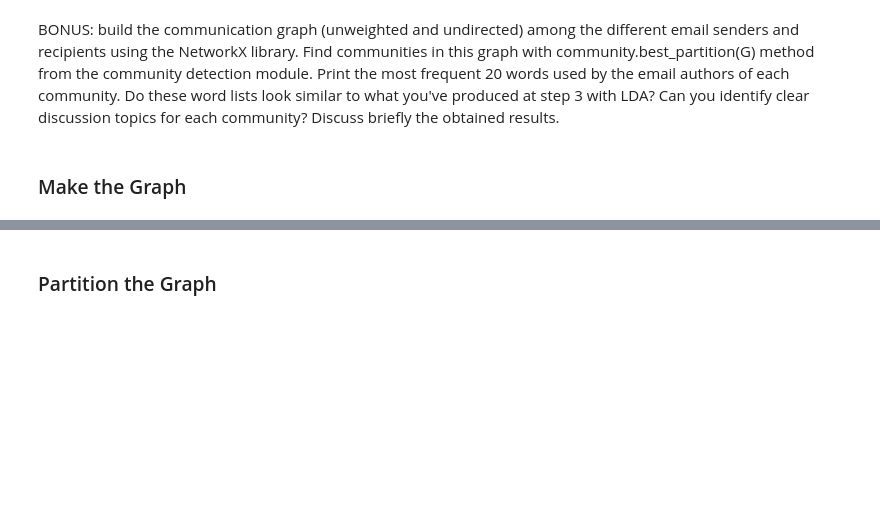
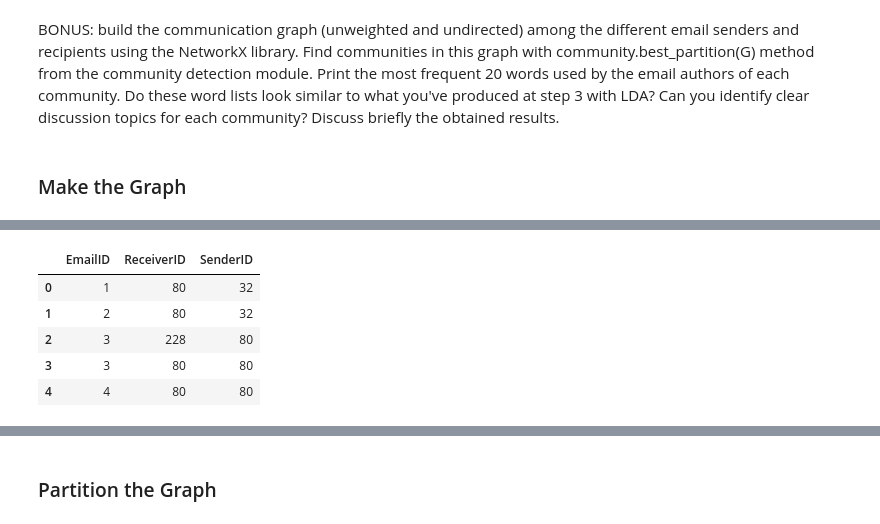
Before and after one commit to Merinorus/adaisawesome, a Jupyter notebook: Homework/05 - Taming Text/HW05_awesometeam_Q4.ipynb, the cells around one changed output, grey strips where cells are left out. Saved outputs shown, nothing was run; the diff lists cells and outputs as text; code cells hidden in the pictures; blank space fills up the shorter version.

```diff
--- a/Homework/05 - Taming Text/HW05_awesometeam_Q4.ipynb
+++ b/Homework/05 - Taming Text/HW05_awesometeam_Q4.ipynb
@@ -34,12 +41,11 @@ nodes.head()
 # %%
-#Now we need to link the receivers (all of them) to the EmailID.
+# Now we need to link the receivers (all of them) to the EmailID.
+# For some reason it crashes past 9121, but that's oK - it's only
+# 185 lines, or 2%
 
-nodes_short = nodes.head(5)
-for index, row in nodes_short.iterrows():
-    #print(row['EmailID'])
-    #for index, row in receivers[row['EmailID']]:
-        #print('HI')
+nodes_test2 = nodes2.head(9120)
+for index, row in nodes_test2.iterrows():
+    nodes_test2.set_value(index, 'SenderID', emails.iloc[row['EmailID']]['SenderPersonId'])
 
-    #G.add_edges_from[(a,b)]
-#print(list(G.edges()))
+nodes_test2.head()
 # %% [output]
@@ -46,0 +52,6 @@ SyntaxError: unexpected EOF while parsing (<ipython-input-49-7ce91e8d076c>, line
+|  | EmailID | ReceiverID | SenderID |
+| 0 | 1 | 80 | 32 |
+| 1 | 2 | 80 | 32 |
+| 2 | 3 | 228 | 80 |
+| 3 | 3 | 80 | 80 |
+| 4 | 4 | 80 | 80 |
```
Also changed, not shown: parts of 13 cells of this notebook, 4 other files.
